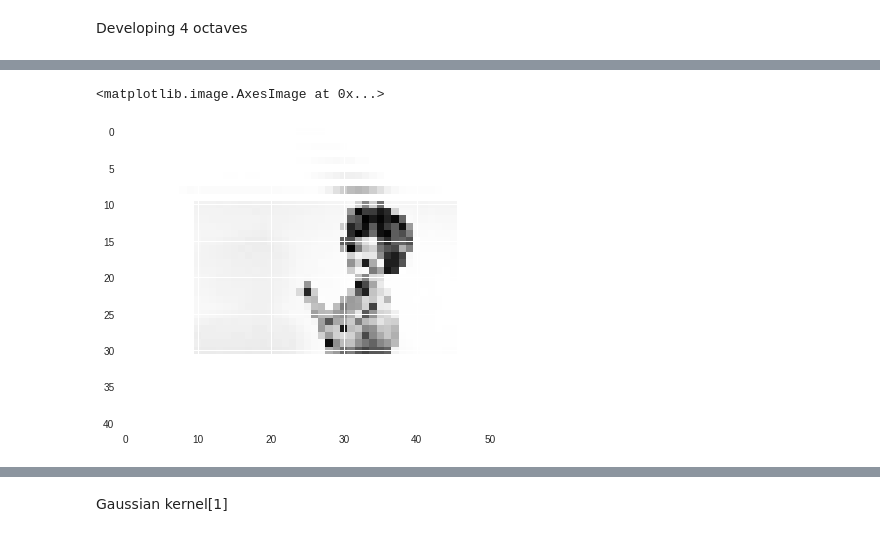
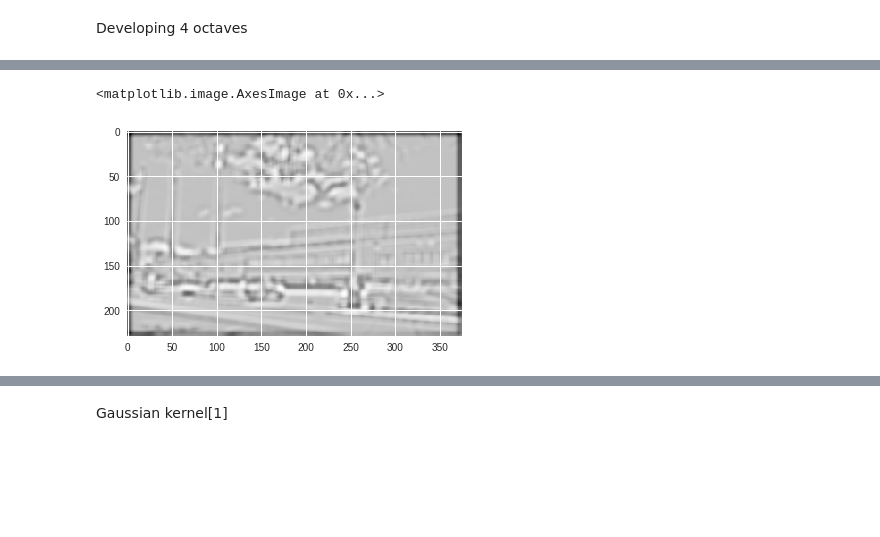
Before and after one commit to MicroprocessorX069/Keypoint-detection-of-Image, a Jupyter notebook: Keypoint_detection_.ipynb, the cells around one changed output, grey strips where cells are left out. Drawn from its saved outputs; the diff is of its cells as text; code cells hidden in the pictures; blank space fills up the shorter version.

```diff
--- a/Keypoint_detection_.ipynb
+++ b/Keypoint_detection_.ipynb
@@ -11,11 +13,11 @@ import numpy as np
 #uploaded = files.upload()
 #reading the image using cv2.imread
 
-input_image=cv2.imread("task1.jpg",0) #make sure the path to the image is in String format
+input_image=cv2.imread("task2.jpg",0) #make sure the path to the image is in String format
 for x in range(len(input_image)):
   for y in range(len(input_image[0])):
       input_image[x,y]=255-input_image[x,y]
 plt.imshow(input_image)
-#print(input_image)
+print(len(input_image),len(input_image[0]))
 #plt.imshow(input_image)
 # %% [output]
@@ -78,30 +84,73 @@ print(1/pow(2,0.5))
 # %%
-gaussian_sig=[[1/pow(2,0.5),1,pow(2,0.5),2,2*pow(2,0.5)],[pow(2,0.5),2,2*pow(2,0.5),4,4*pow(2,0.5)],[2*pow(2,0.5),4,4*pow(2,0.5),8,8*pow(2,0.5)],[4*pow(2,0.5),8,8*pow(2,0.5),16,16*pow(2,0.5)]]
+import numpy as np
+gaussian_sig=np.array([[1/pow(2,0.5),1,pow(2,0.5),2,2*pow(2,0.5)],[pow(2,0.5),2,2*pow(2,0.5),4,4*pow(2,0.5)],[2*pow(2,0.5),4,4*pow(2,0.5),8,8*pow(2,0.5)],[4*pow(2,0.5),8,8*pow(2,0.5),16,16*pow(2,0.5)]])
 
 #1st Octave
 oct_one=create_octave(input_image)
-oct_one_blur=oct_one
-for sig in gaussian_sig[0]:
-  oct_one_blur=gaussian_blur(oct_one_blur,sig)
+
+oct_one_blur_one=gaussian_blur(oct_one,gaussian_sig[0,0])
+oct_one_blur_two=gaussian_blur(oct_one_blur_one,gaussian_sig[0,1])
+oct_one_blur_three=gaussian_blur(oct_one_blur_two,gaussian_sig[0,2])
+oct_one_blur_four=gaussian_blur(oct_one_blur_three,gaussian_sig[0,3])
+oct_one_blur_five=gaussian_blur(oct_one_blur_four,gaussian_sig[0,4])
+
+oct_one_dog_one=np.subtract(oct_one_blur_one,oct_one_blur_two)
+oct_one_dog_two=np.subtract(oct_one_blur_two,oct_one_blur_three)
+oct_one_dog_three=np.subtract(oct_one_blur_three,oct_one_blur_four)
+oct_one_dog_four=np.subtract(oct_one_blur_four,oct_one_blur_five)
+
+
+#plt.imshow(oct_one_blur_three)
+#dog_array=np.array([[oct_one_dog_one,oct_one_dog_two,oct_one_dog_three,oct_one_dog_four]])
+#lt.imshow((oct_one_dog_one,oct_one_dog_two,oct_one_dog_three,oct_one_dog_four))
+
 
 #2nd Octave
 oct_two=create_octave(oct_one)
-oct_two_blur=oct_two
-for sig in gaussian_sig[1]:
-  oct_two_blur=gaussian_blur(oct_two_blur,sig)
 
-#2nd Octave
+oct_two_blur_one=gaussian_blur(oct_two,gaussian_sig[1,0])
+oct_two_blur_two=gaussian_blur(oct_two_blur_one,gaussian_sig[1,1])
+oct_two_blur_three=gaussian_blur(oct_two_blur_two,gaussian_sig[1,2])
+oct_two_blur_four=gaussian_blur(oct_two_blur_three,gaussian_sig[1,3])
+oct_two_blur_five=gaussian_blur(oct_two_blur_four,gaussian_sig[1,4])
+
+oct_two_dog_one=np.subtract(oct_two_blur_one,oct_two_blur_two)
+oct_two_dog_two=np.subtract(oct_two_blur_two,oct_two_blur_three)
+oct_two_dog_three=np.subtract(oct_two_blur_three,oct_two_blur_four)
+oct_two_dog_four=np.subtract(oct_two_blur_four,oct_two_blur_five)
+
+
+#3rd Octave
 oct_three=create_octave(oct_two)
-oct_three_blur=oct_three
-for sig in gaussian_sig[1]:
-  oct_three_blur=gaussian_blur(oct_three_blur,sig)
+
+oct_three_blur_one=gaussian_blur(oct_three,gaussian_sig[1,0])
+oct_three_blur_two=gaussian_blur(oct_three_blur_one,gaussian_sig[1,1])
+oct_three_blur_three=gaussian_blur(oct_three_blur_two,gaussian_sig[1,2])
+oct_three_blur_four=gaussian_blur(oct_three_blur_three,gaussian_sig[1,3])
+oct_three_blur_five=gaussian_blur(oct_three_blur_four,gaussian_sig[1,4])
+
+oct_three_dog_one=np.subtract(oct_three_blur_one,oct_three_blur_two)
+oct_three_dog_two=np.subtract(oct_three_blur_two,oct_three_blur_three)
+oct_three_dog_three=np.subtract(oct_three_blur_three,oct_three_blur_four)
+oct_three_dog_four=np.subtract(oct_three_blur_four,oct_three_blur_five)
 
 #2nd Octave
 oct_four=create_octave(oct_three)
-oct_four_blur=oct_four
-for sig in gaussian_sig[1]:
-  oct_four_blur=gaussian_blur(oct_four_blur,sig)
-plt.imshow(oct_four_blur)
+
+oct_four_blur_one=gaussian_blur(oct_four,gaussian_sig[1,0])
+oct_four_blur_two=gaussian_blur(oct_four_blur_one,gaussian_sig[1,1])
+oct_four_blur_three=gaussian_blur(oct_four_blur_two,gaussian_sig[1,2])
+oct_four_blur_four=gaussian_blur(oct_four_blur_three,gaussian_sig[1,3])
+oct_four_blur_five=gaussian_blur(oct_four_blur_four,gaussian_sig[1,4])
+
+oct_four_dog_one=np.subtract(oct_four_blur_one,oct_four_blur_two)
+oct_four_dog_two=np.subtract(oct_four_blur_two,oct_four_blur_three)
+oct_four_dog_three=np.subtract(oct_four_blur_three,oct_four_blur_four)
+oct_four_dog_four=np.subtract(oct_four_blur_four,oct_four_blur_five)
+
+dog_array=np.array([[oct_one_dog_one,oct_one_dog_two,oct_one_dog_three,oct_one_dog_four],[oct_two_dog_one,oct_two_dog_two,oct_two_dog_three,oct_two_dog_four],[oct_three_dog_one,oct_three_dog_two,oct_one_dog_three,oct_three_dog_four],[oct_four_dog_one,oct_four_dog_two,oct_four_dog_three,oct_four_dog_four]])
+plt.imshow(oct_one_dog_two)
+#print(oct_two_dog_two)
 # %% [output]
 <matplotlib.image.AxesImage at 0x...>
-[figure, old version]
+[figure, new version]
```
Also changed, not shown: parts of 18 cells of this notebook.
